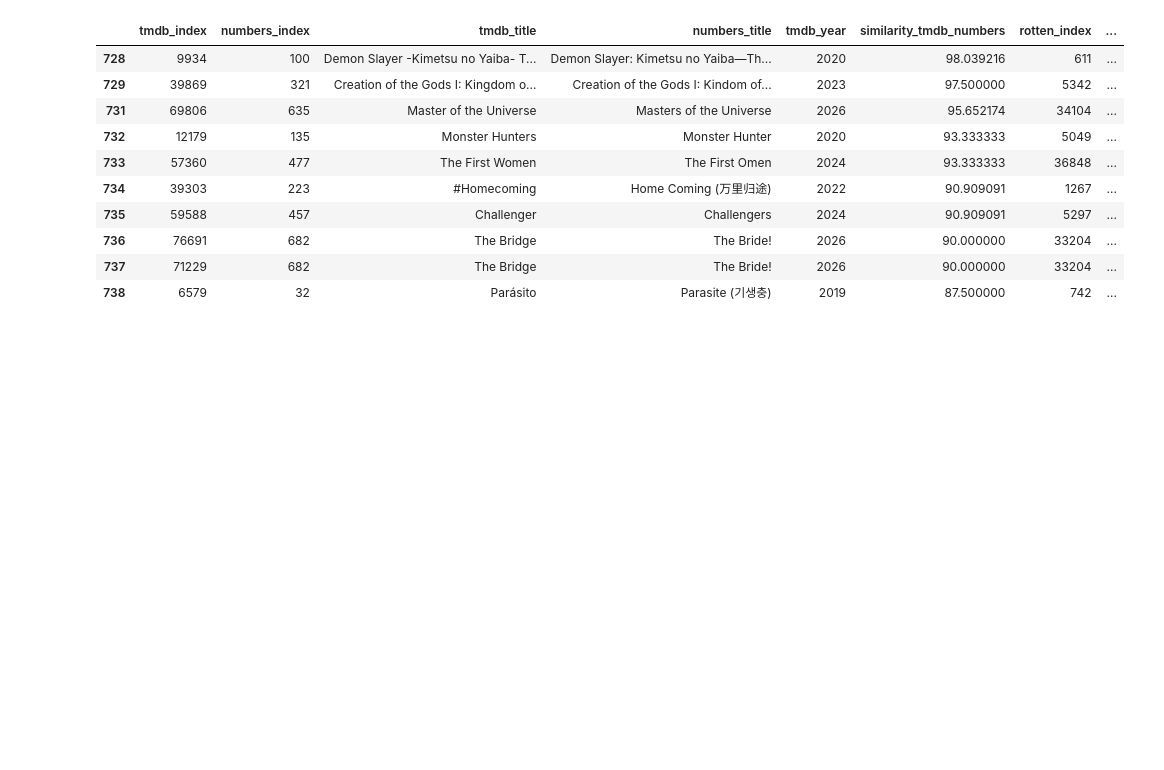
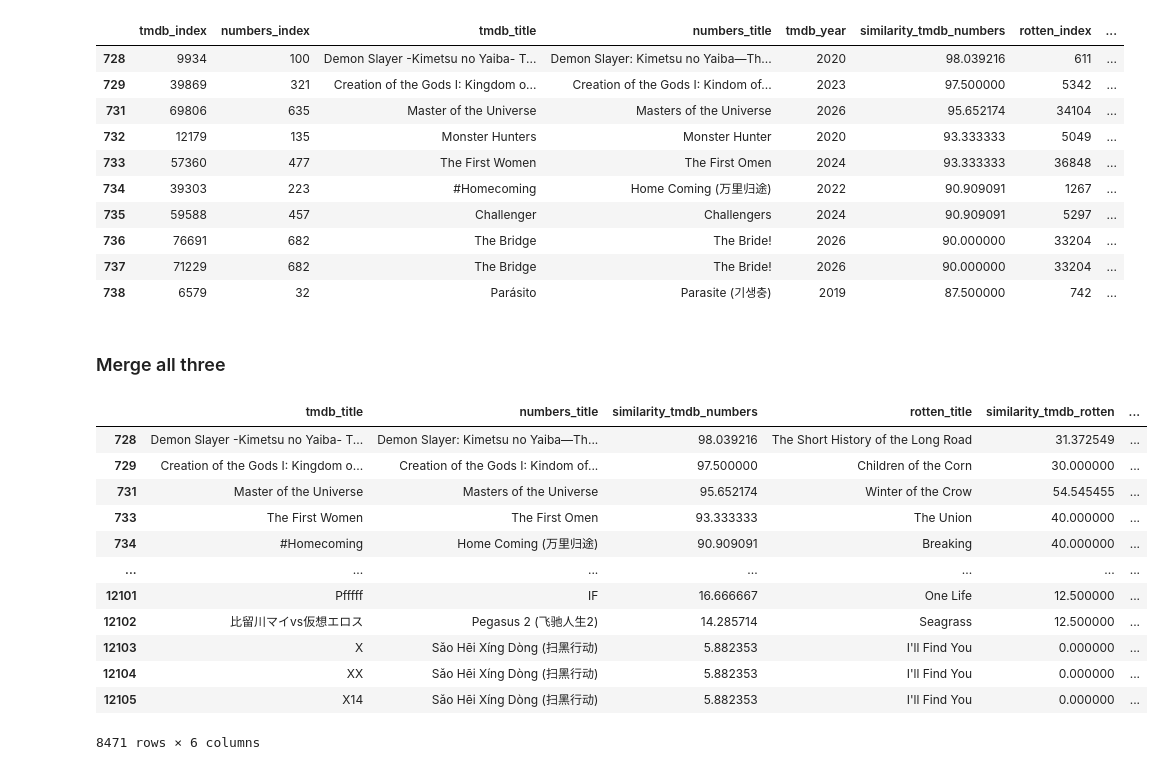
Before and after one commit to sarahmoussaoui/Data-Mining-Movies-Project, a Jupyter notebook: src/merging/manual_merge.ipynb, the cells around one changed output. Saved outputs shown, nothing was run; the diff lists cells and outputs as text; code cells hidden in the pictures; blank space fills up the shorter version.

Commit message:
finish manual merge

```diff
--- a/src/merging/manual_merge.ipynb
+++ b/src/merging/manual_merge.ipynb
@@ -193,3 +194,34 @@ all_three_scores_df[
 | 736 | 76691 | 682 | The Bridge | The Bride! | 2026 | 90.000000 | 33204 | ... |
 | 737 | 71229 | 682 | The Bridge | The Bride! | 2026 | 90.000000 | 33204 | ... |
 | 738 | 6579 | 32 | Parásito | Parasite (기생충) | 2019 | 87.500000 | 742 | ... |
+# %% [markdown]
+### Merge all three
+# %%
+all_three_scores_df[
+    (all_three_scores_df["similarity_tmdb_numbers"] < 100) &
+    (all_three_scores_df["similarity_tmdb_rotten"] < 100) &
+    (all_three_scores_df["similarity_numbers_rotten"] < 100)
+][
+    [
+        "tmdb_title",
+        "numbers_title",
+        "similarity_tmdb_numbers",
+        "rotten_title",
+        "similarity_tmdb_rotten",
+        "similarity_numbers_rotten"
+    ]
+]
+# %% [output]
+|  | tmdb_title | numbers_title | similarity_tmdb_numbers | rotten_title | similarity_tmdb_rotten | ... |
+| 728 | Demon Slayer -Kimetsu no Yaiba- T... | Demon Slayer: Kimetsu no Yaiba—Th... | 98.039216 | The Short History of the Long Road | 31.372549 | ... |
+| 729 | Creation of the Gods I: Kingdom o... | Creation of the Gods I: Kindom of... | 97.500000 | Children of the Corn | 30.000000 | ... |
+| 731 | Master of the Universe | Masters of the Universe | 95.652174 | Winter of the Crow | 54.545455 | ... |
+| 733 | The First Women | The First Omen | 93.333333 | The Union | 40.000000 | ... |
+| 734 | #Homecoming | Home Coming (万里归途) | 90.909091 | Breaking | 40.000000 | ... |
+| ... | ... | ... | ... | ... | ... | ... |
+| 12101 | Pfffff | IF | 16.666667 | One Life | 12.500000 | ... |
+| 12102 | 比留川マイvs仮想エロス | Pegasus 2 (飞驰人生2) | 14.285714 | Seagrass | 12.500000 | ... |
+| 12103 | X | Sǎo Hēi Xíng Dòng (扫黑行动) | 5.882353 | I'll Find You | 0.000000 | ... |
+| 12104 | XX | Sǎo Hēi Xíng Dòng (扫黑行动) | 5.882353 | I'll Find You | 0.000000 | ... |
+| 12105 | X14 | Sǎo Hēi Xíng Dòng (扫黑行动) | 5.882353 | I'll Find You | 0.000000 | ... |
+8471 rows × 6 columns
```
Also changed, not shown: parts of 4 cells of this notebook, 4 other files.
